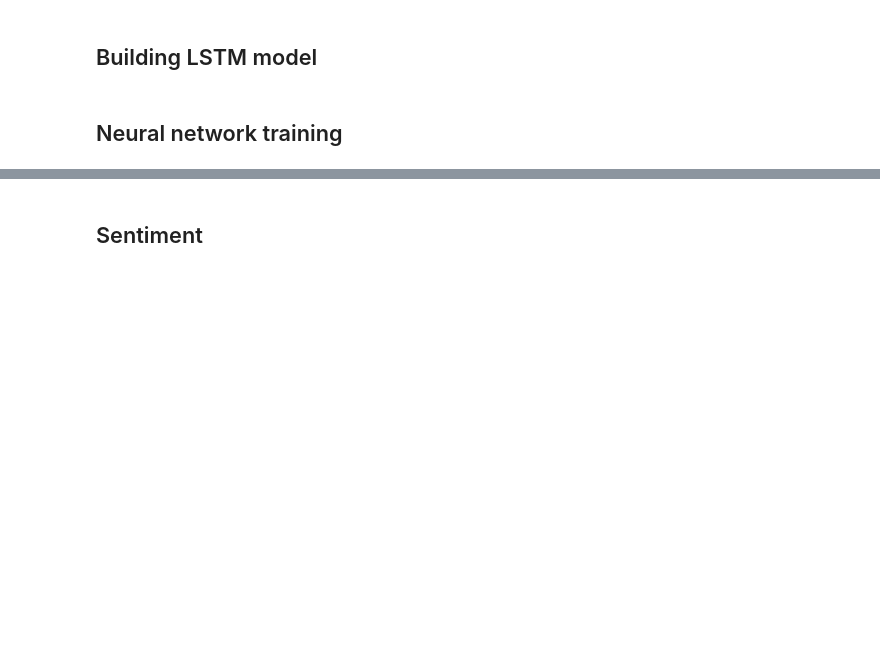
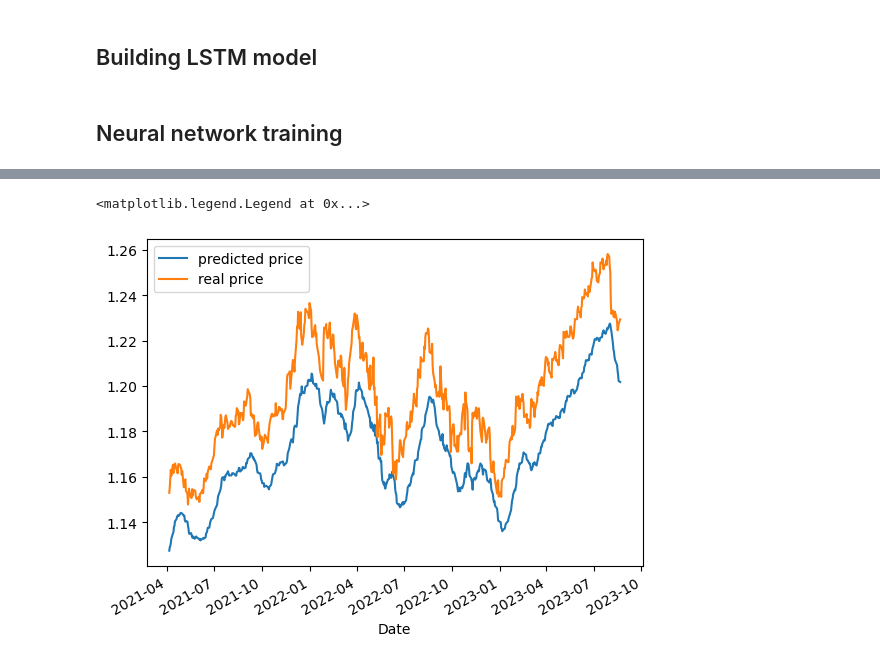
Before and after one commit to sabrinasartori/itau-quant-challenge, a Jupyter notebook: notebooks/lstm/02-lstm_sentiment.ipynb, the cells around one changed output, grey strips where cells are left out. Cells and saved outputs as stored; diff of their text form; code cells hidden in the pictures; blank space fills up the shorter version.

```diff
--- a/notebooks/lstm/02-lstm_sentiment.ipynb
+++ b/notebooks/lstm/02-lstm_sentiment.ipynb
@@ -260,14 +276,16 @@ class LSTM(nn.Module):
 # %%
 # lookback = 100
 input_dim = 1
-hidden_dim = 1
+hidden_dim = 3
 num_layers = 1
 output_dim = 1
-num_epochs = 20
+num_epochs = 50
 # %%
-model = LSTM(
+model = GRU(
     input_dim,
     hidden_dim,
     num_layers,
     output_dim,
 )
+# %%
+model.load_state_dict(torch.load("data/models/GRU_trained.pt"))
@@ -523,2 +362,0 @@ scaled_prices_df
-# %% [markdown]
-## Sentiment
@@ -528,0 +363,48 @@ news_df["date"] = pd.to_datetime(news_df["date"]).dt.date
+# %%
+company_train = y_pred_train\
+    .index\
+    .get_level_values("ticker") == "AAPL"
+
+
+company_test = y_pred_test\
+    .index\
+    .get_level_values("ticker") == "AAPL"
+# %%
+y_pred_test[company_test]\
+    .reset_index(level=1)\
+    ["price"]\
+    .plot(
+        label = "predicted price"
+    )
+
+y_test[company_test]\
+    .reset_index(level=1)\
+    ["price"]\
+    .plot(
+        label = "real price"
+    )
+
+# y_test[(y_pred_test.pct_change() < 0 ) & (y_test.index.get_level_values("ticker") == "AAPL")]\
+#     .reset_index(level= "ticker")\
+#     ["price"]\
+#     .plot(
+#         label = "buy",
+#         marker = "^",
+#         linestyle = "None",
+#         color = "green"
+#     )
+
+# y_test[(y_pred_test.pct_change()>0 ) & (y_test.index.get_level_values("ticker") == "AAPL")]\
+#     .reset_index(level= "ticker")\
+#     ["price"]\
+#     .plot(
+#         label = "sell",
+#         marker = "^",
+#         linestyle = "None",
+#         color = "red"
+#     )
+
+plt.legend()
+# %% [output]
+<matplotlib.legend.Legend at 0x...>
+[figure, added]
```
Also changed, not shown: parts of 50 cells of this notebook, 1 other file.
